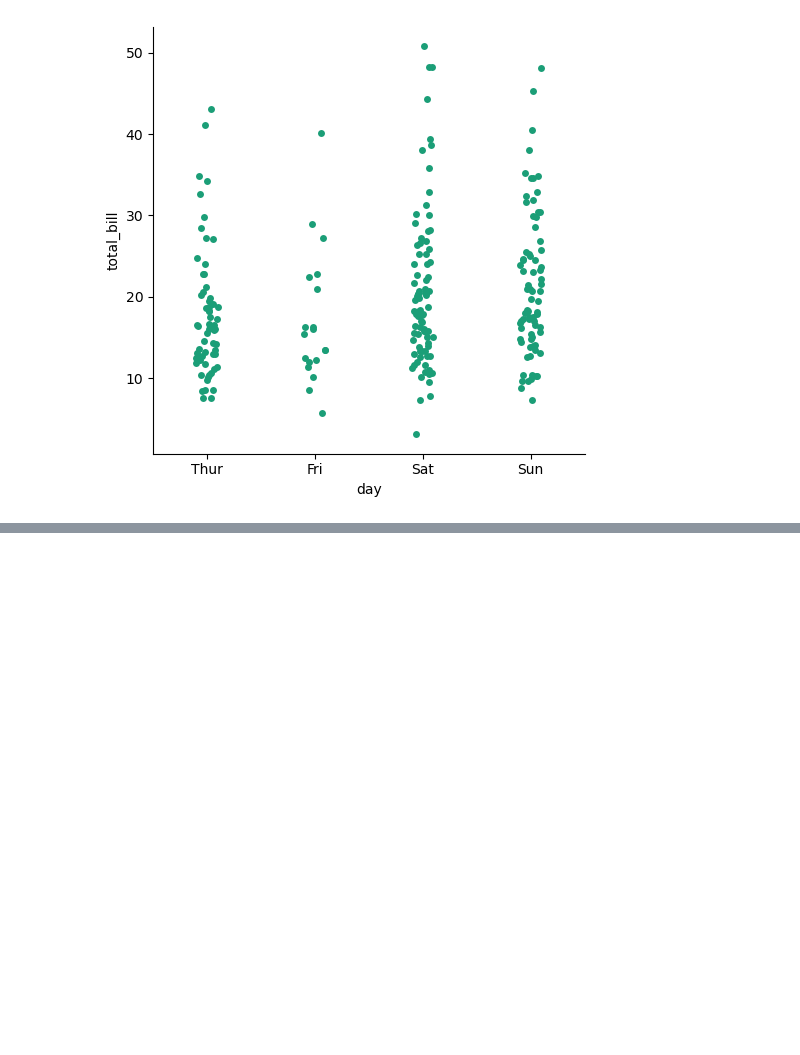
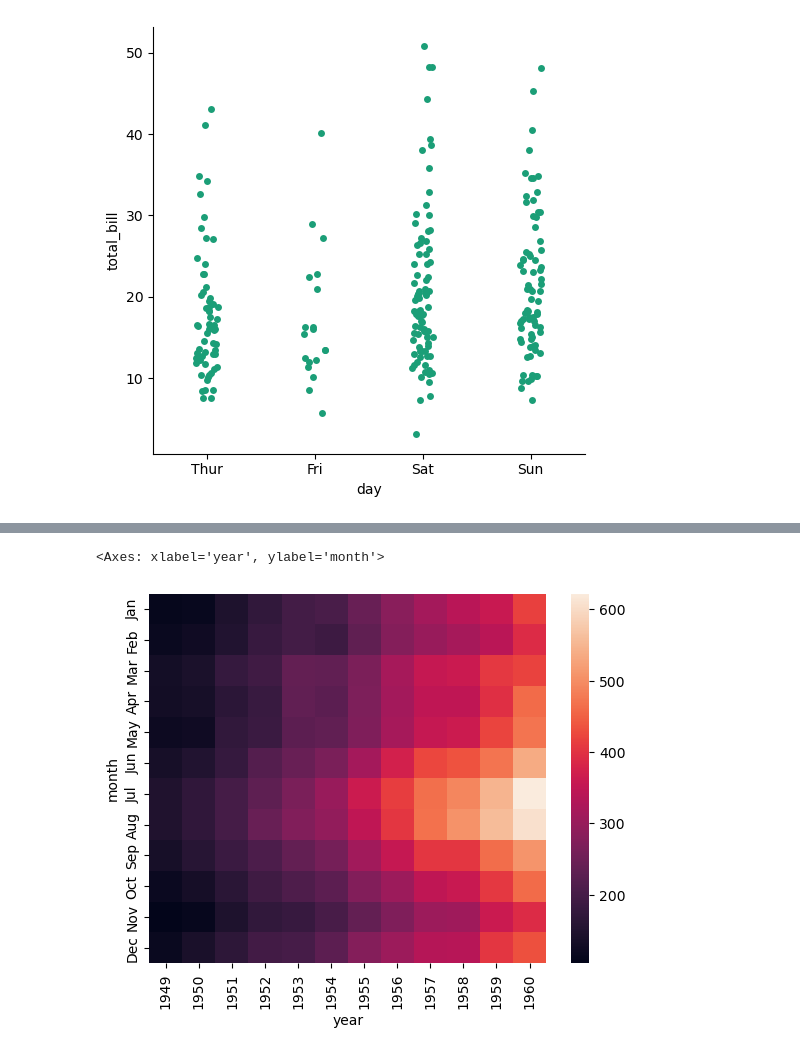
Before and after one commit to sahriyar70/Ai-ML, a Jupyter notebook: seaborn/intro.ipynb, the cells around one changed output, grey strips where cells are left out. Saved outputs shown, nothing was run; the diff lists cells and outputs as text; code cells hidden in the pictures; blank space fills up the shorter version.

Commit message:
heatmap

```diff
--- a/seaborn/intro.ipynb
+++ b/seaborn/intro.ipynb
@@ -111,0 +114,3 @@ sns.catplot(data=data, x="day", y="total_bill", )
+# %%
+flight = sns.load_dataset("flights")
+flight.head()
@@ -111,0 +124,3 @@ sns.catplot(data=data, x="day", y="total_bill", )
+# %%
+pivot = flight.pivot_table(index="month", columns="year", values="passengers")
+pivot
@@ -111,0 +142,5 @@ sns.catplot(data=data, x="day", y="total_bill", )
+# %%
+sns.heatmap(pivot)
+# %% [output]
+<Axes: xlabel='year', ylabel='month'>
+[figure, added]
```
Also changed, not shown: parts of 3 cells of this notebook.
